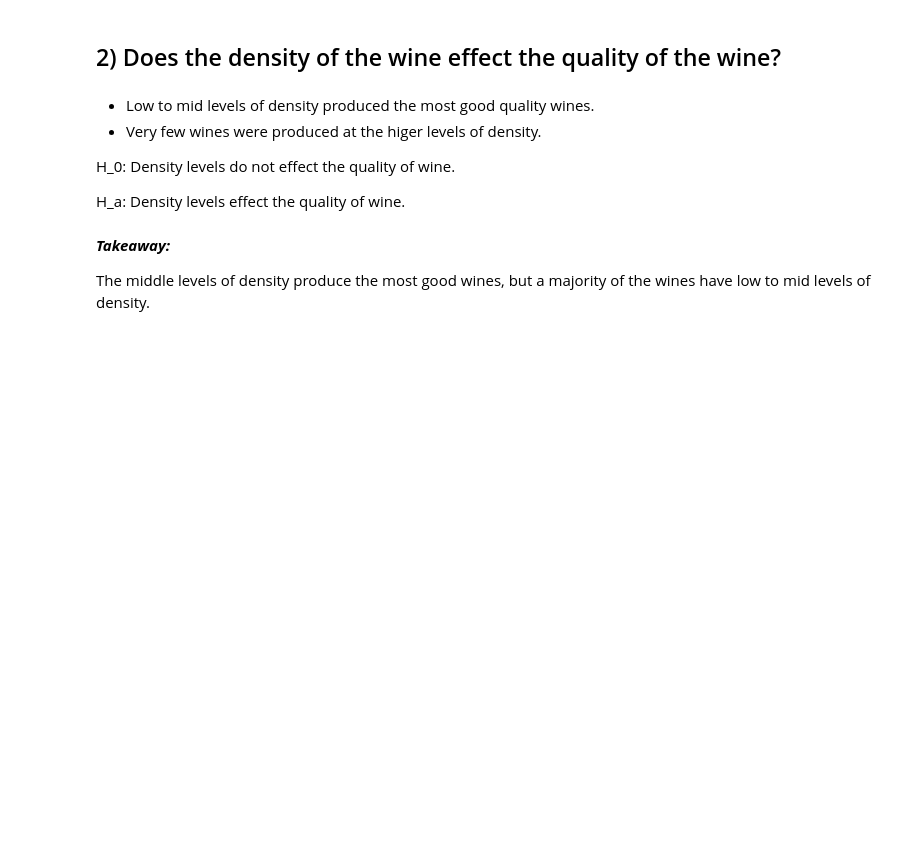
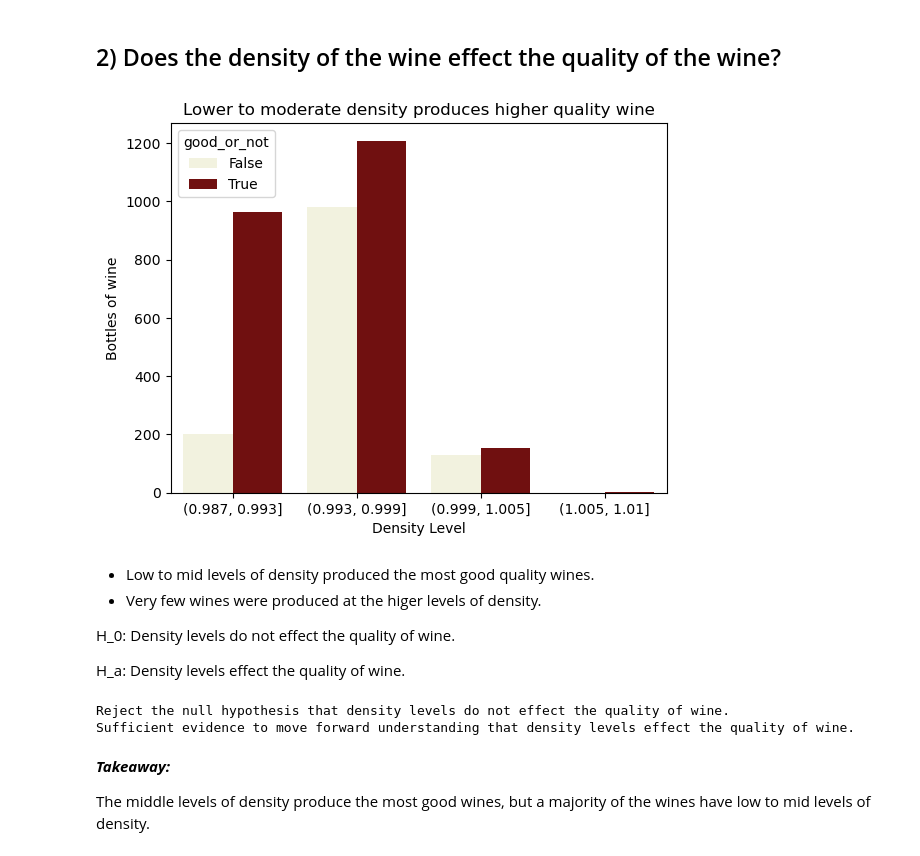
Before and after one commit to Fine-Wine/clustering-project-wine, a Jupyter notebook: clustering_project_final.ipynb, the cells around one changed output. Drawn from its saved outputs; the diff is of its cells as text; code cells hidden in the pictures; blank space fills up the shorter version.

```diff
--- a/clustering_project_final.ipynb
+++ b/clustering_project_final.ipynb
@@ -136,8 +140,10 @@ The higer the content of alcohol, the more likely that the wine is selected as q
 ## 2)  Does the density of the wine effect the quality of the wine?
 # %%
 # Visualization to show how density effects the quality of the wine.
-density = p.density_visual(train)
+density = f.density_visual(train)
 density
+# %% [output]
+[figure, added]
 # %% [markdown]
 - Low to mid levels of density produced the most good quality wines.
 - Very few wines were produced at the higer levels of density.
@@ -148,8 +154,11 @@ H_a: Density levels effect the quality of wine.
 # %%
 # Running a one sample ttest statistical test
 #to check for correlation and have more confidence
-density_test = p.eval_result2(train, 'density')
+density_test = f.eval_result2(train, 'density')
 density_test
+# %% [output]
+Reject the null hypothesis that density levels do not effect the quality of wine.
+Sufficient evidence to move forward understanding that density levels effect the quality of wine.
 # %% [markdown]
 ***Takeaway:***
 
```
Also changed, not shown: parts of 17 cells of this notebook, 2 other files.
